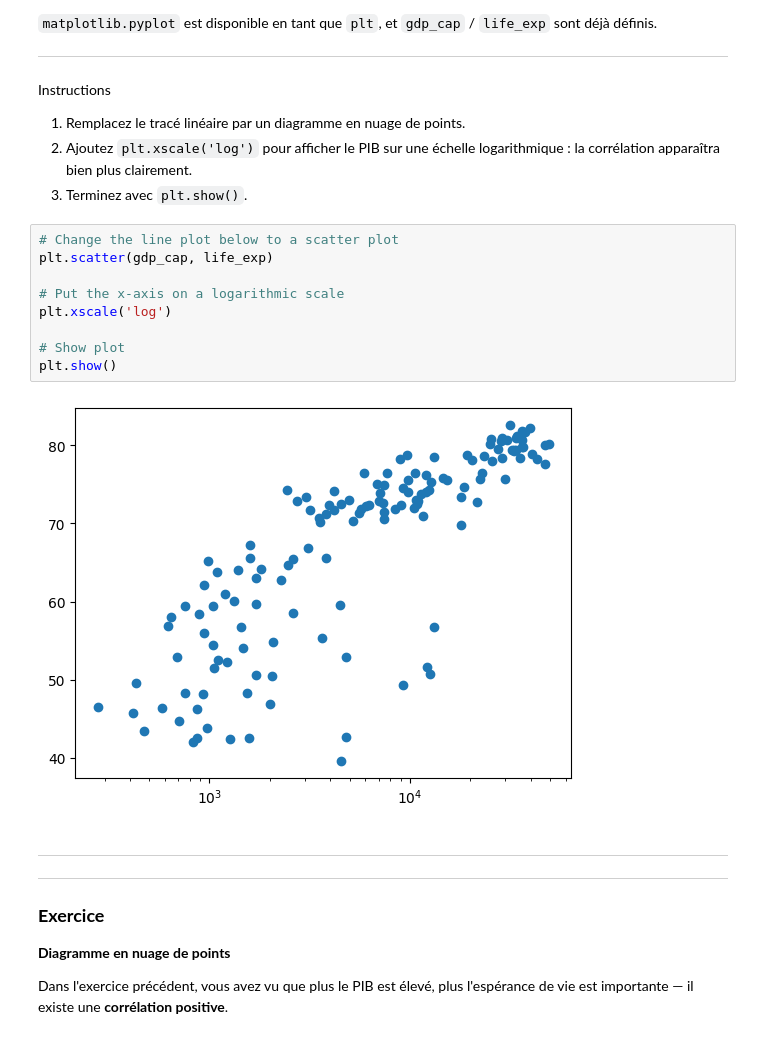
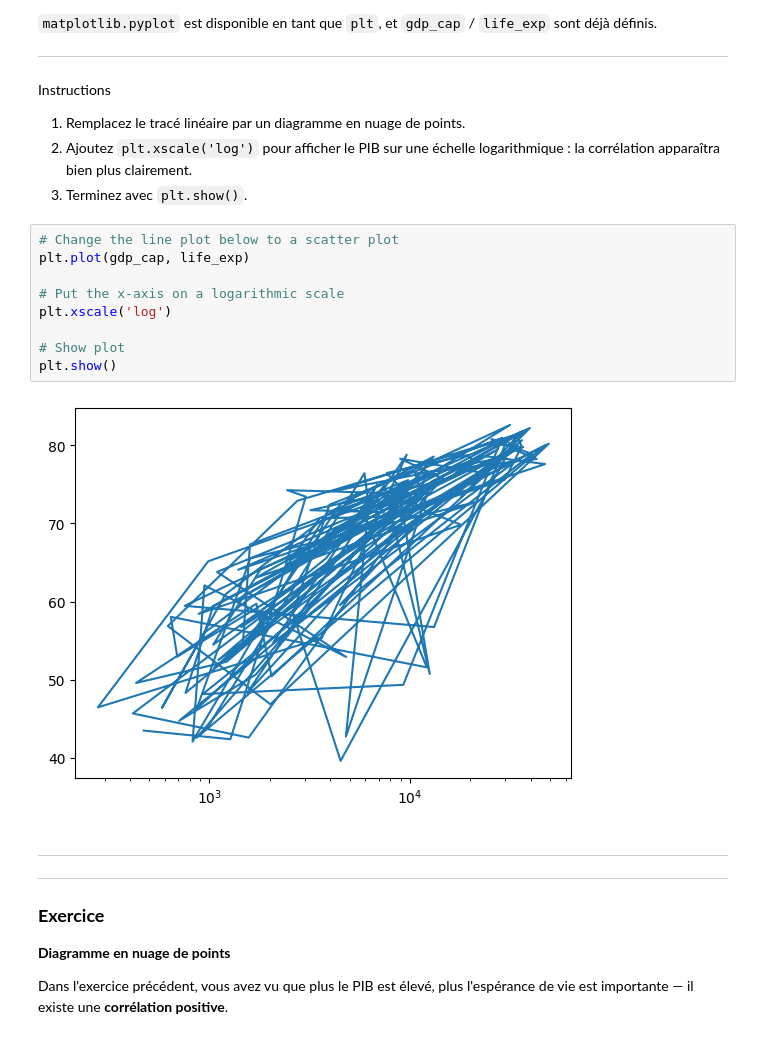
Before and after one commit to etan-spicher/upjv-python-datascience, a Jupyter notebook: td05_enonce.ipynb, the cells around one changed output. Saved outputs shown, nothing was run; the diff lists cells and outputs as text.

```diff
--- a/td05_enonce.ipynb
+++ b/td05_enonce.ipynb
@@ -255,15 +246,15 @@ Instructions
 3. Terminez avec `plt.show()`.
 # %%
 # Change the line plot below to a scatter plot
-plt.scatter(gdp_cap, life_exp)
+plt.plot(gdp_cap, life_exp)
 
 # Put the x-axis on a logarithmic scale
 plt.xscale('log')
 
 # Show plot
 plt.show()
 # %% [output]
-[figure, old version]
+[figure, new version]
 # %% [markdown]
 ---
 ---
```
Also changed, not shown: parts of 16 cells of this notebook.
